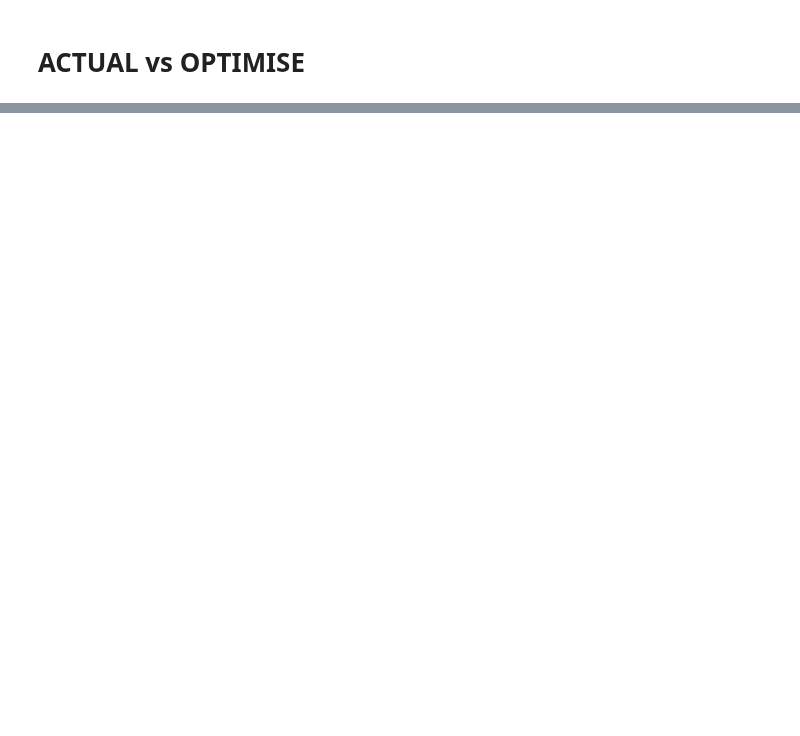
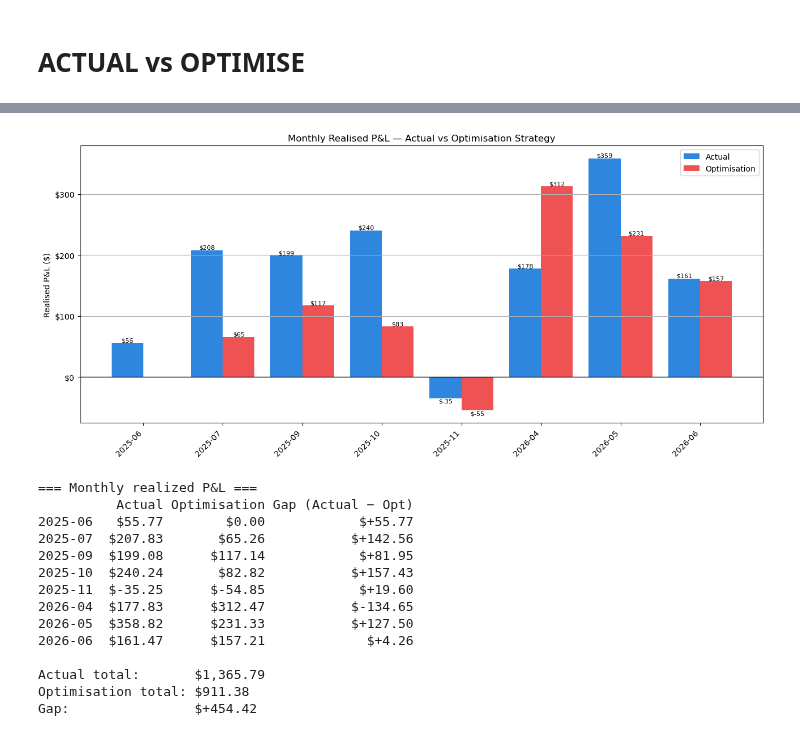
Before and after one commit to quocnapy2001/Investment-Tracker, a Jupyter notebook: Somewhat Live Tracker.ipynb, the cells around one changed output, grey strips where cells are left out. Drawn from its saved outputs; the diff is of its cells as text; code cells hidden in the pictures; blank space fills up the shorter version.

```diff
--- a/Somewhat Live Tracker.ipynb
+++ b/Somewhat Live Tracker.ipynb
@@ -1425,0 +1803,79 @@ plt.show()
+# %%
+# ---------------- monthly realized P&L: actual vs shadow ----------------
+# Aggregate both to monthly totals
+actual_monthly = (
+    sell_pnl_df
+    .assign(Month=lambda d: pd.to_datetime(d["Date"]).dt.to_period("M"))
+    .groupby("Month")["Realised P&L ($)"]
+    .sum()
+)
+
+shadow_monthly = (
+    shadow_realised_df[shadow_realised_df["Ticker"] != "_shortfall_"]
+    .assign(Month=lambda d: pd.to_datetime(d["Date"]).dt.to_period("M"))
+    .groupby("Month")["Realised P&L"]
+    .sum()
+)
+
+# Align both to the same monthly index
+all_months = actual_monthly.index.union(shadow_monthly.index).sort_values()
+actual_m   = actual_monthly.reindex(all_months, fill_value=0)
+shadow_m   = shadow_monthly.reindex(all_months, fill_value=0)
+
+# Plot
+x     = np.arange(len(all_months))
+width = 0.4
+
+plt.figure(figsize=(13, 6))
+plt.bar(x - width/2, actual_m.values, width, label="Actual",       color="#2e86de")
+plt.bar(x + width/2, shadow_m.values, width, label="Optimisation", color="#ee5253")
+plt.axhline(0, color="black", linewidth=1)
+
+plt.xticks(x, [m.strftime("%Y-%m") for m in all_months], rotation=45, ha="right")
+plt.title("Monthly Realised P&L — Actual vs Optimisation Strategy")
+plt.ylabel("Realised P&L ($)")
+plt.gca().yaxis.set_major_formatter(FuncFormatter(lambda v, _: f"${v:,.0f}"))
+plt.legend()
+plt.grid(True, axis="y")
+
+# Value labels on top of each bar
+for i, v in enumerate(actual_m.values):
+    if v != 0:
+        plt.text(i - width/2, v, f"${v:,.0f}",
+                 ha="center", va="bottom" if v >= 0 else "top", fontsize=8)
+for i, v in enumerate(shadow_m.values):
+    if v != 0:
+        plt.text(i + width/2, v, f"${v:,.0f}",
+                 ha="center", va="bottom" if v >= 0 else "top", fontsize=8)
+
+plt.tight_layout()
+plt.show()
+
+# Compact summary table
+summary = pd.DataFrame({
+    "Actual":       actual_m.map("${:,.2f}".format),
+    "Optimisation": shadow_m.map("${:,.2f}".format),
+    "Gap (Actual − Opt)": (actual_m - shadow_m).map("${:+,.2f}".format),
+})
+summary.index = [m.strftime("%Y-%m") for m in all_months]
+print("=== Monthly realized P&L ===")
+print(summary.to_string())
+print(f"\nActual total:       ${actual_m.sum():,.2f}")
+print(f"Optimisation total: ${shadow_m.sum():,.2f}")
+print(f"Gap:                ${actual_m.sum() - shadow_m.sum():+,.2f}")
+# %% [output]
+[figure, added]
+=== Monthly realized P&L ===
+          Actual Optimisation Gap (Actual − Opt)
+2025-06   $55.77        $0.00            $+55.77
+2025-07  $207.83       $65.26           $+142.56
+2025-09  $199.08      $117.14            $+81.95
+2025-10  $240.24       $82.82           $+157.43
+2025-11  $-35.25      $-54.85            $+19.60
+2026-04  $177.83      $312.47           $-134.65
+2026-05  $358.82      $231.33           $+127.50
+2026-06  $161.47      $157.21             $+4.26
+
+Actual total:       $1,365.79
+Optimisation total: $911.38
+Gap:                $+454.42
```
Also changed, not shown: parts of 26 cells of this notebook, 1 other file.
